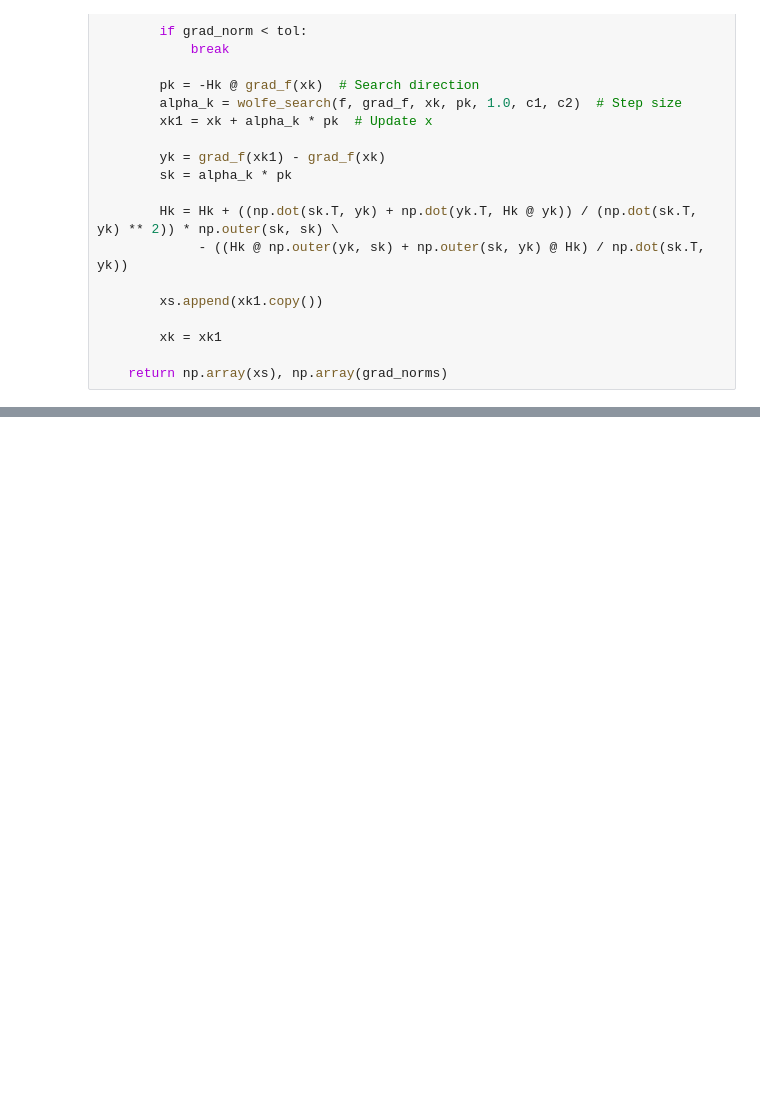
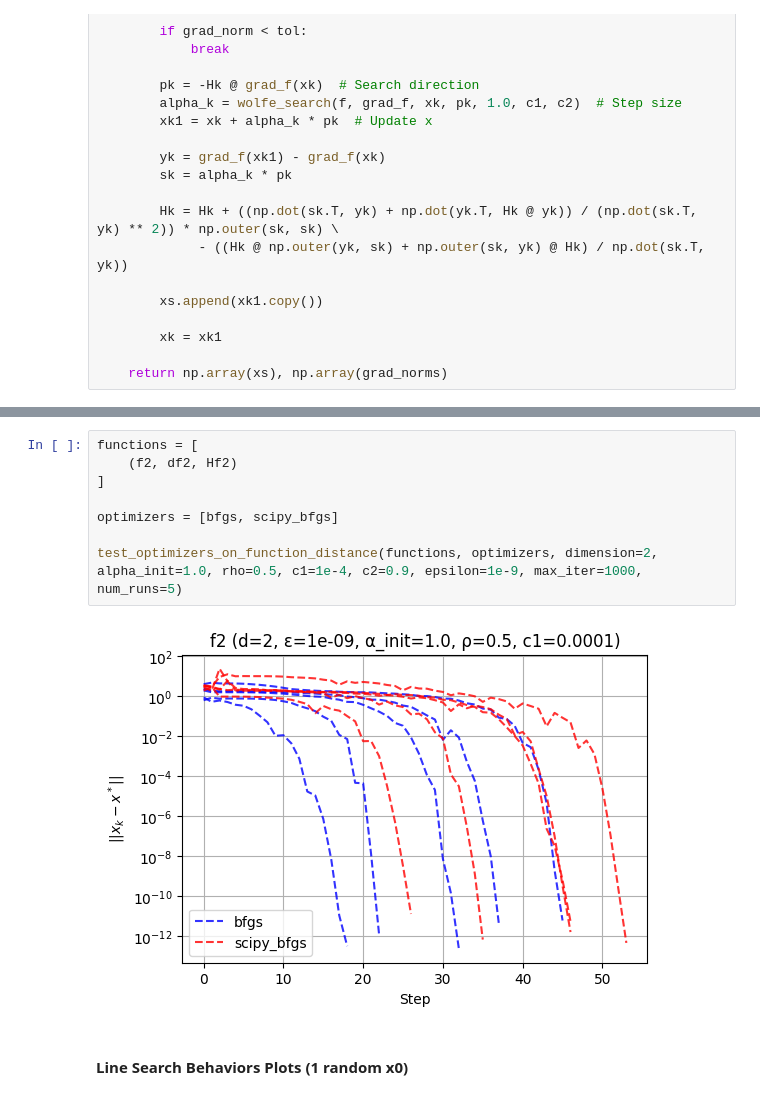
Before and after one commit to mVigholt/NO, a Jupyter notebook: Week 4/Assignment_4.ipynb, the cells around one changed output, grey strips where cells are left out. Cells and saved outputs as stored; diff of their text form; blank space fills up the shorter version.

```diff
--- a/Week 4/Assignment_4.ipynb
+++ b/Week 4/Assignment_4.ipynb
@@ -248,0 +294,12 @@ test_optimizers_on_function_distance(functions, optimizers, dimension=20, alpha_
+# %%
+functions = [
+    (f2, df2, Hf2)
+]
+
+optimizers = [bfgs, scipy_bfgs]
+
+test_optimizers_on_function_distance(functions, optimizers, dimension=2, alpha_init=1.0, rho=0.5, c1=1e-4, c2=0.9, epsilon=1e-9, max_iter=1000, num_runs=5)
+# %% [output]
+[figure, added]
+# %% [markdown]
+#### Line Search Behaviors Plots (1 random x0)
```
Also changed, not shown: parts of 16 cells of this notebook.
